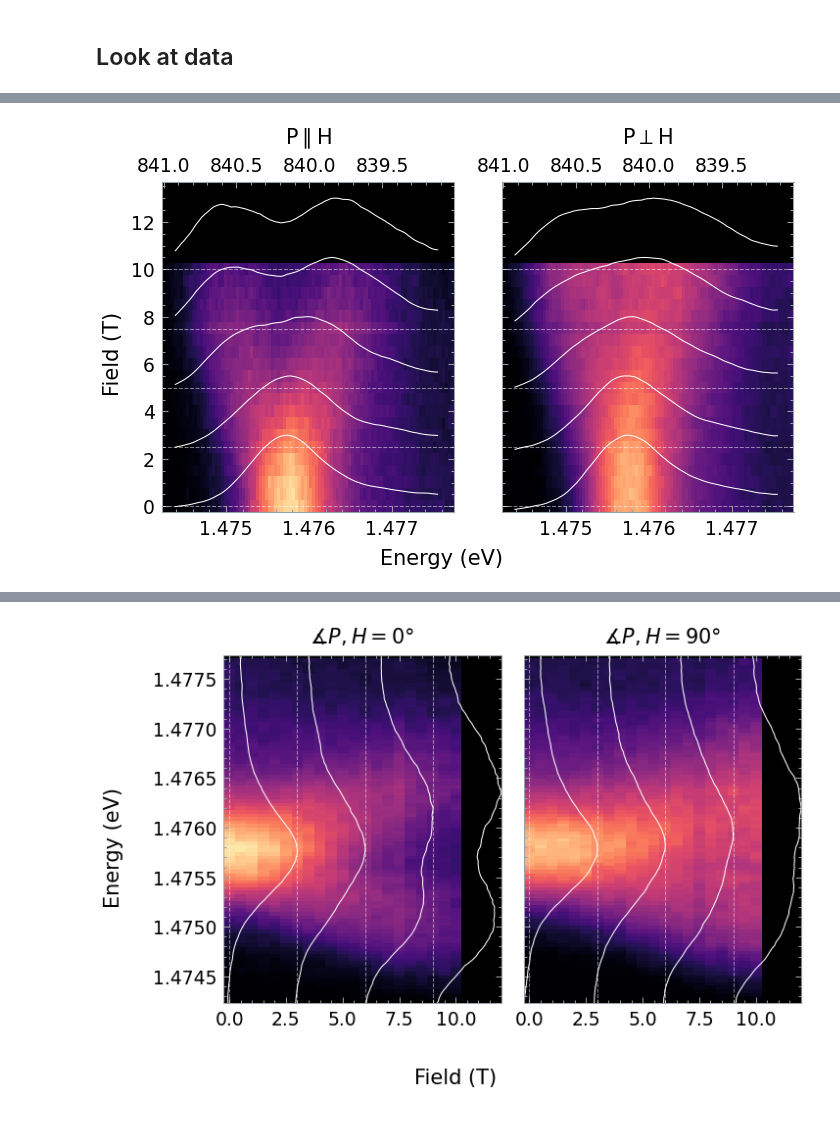
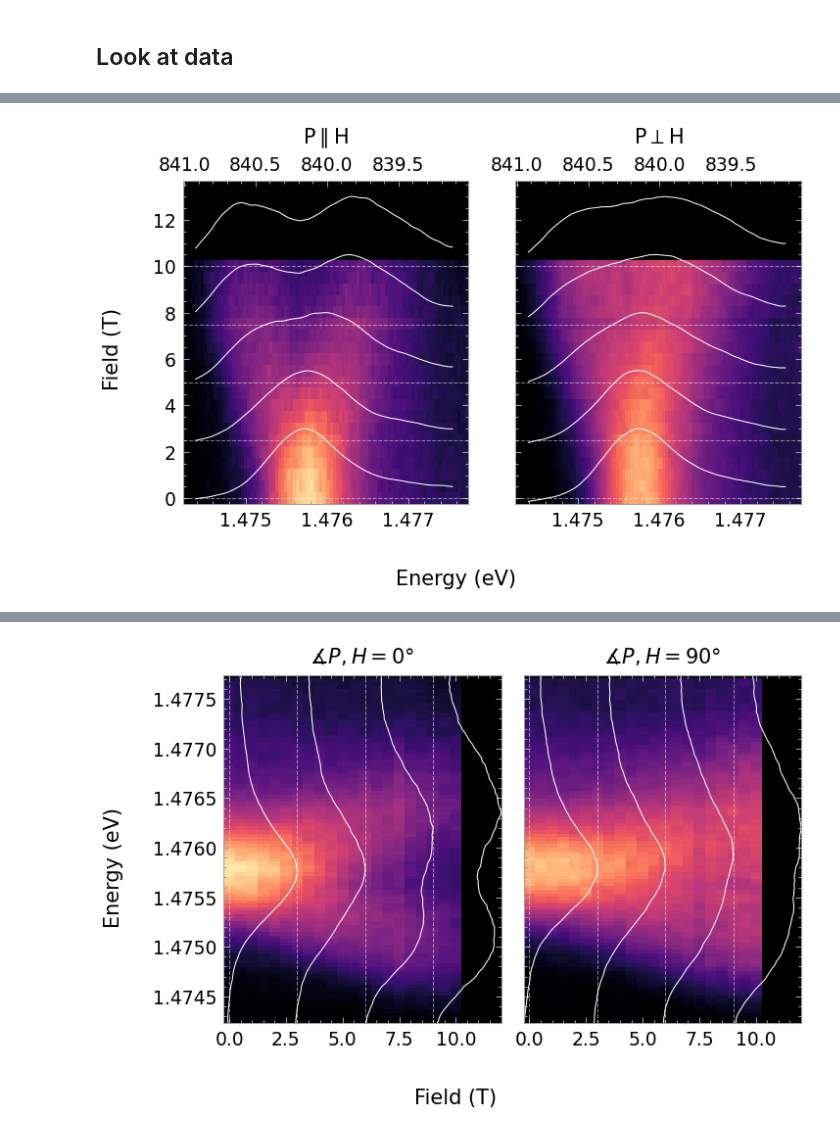
Before and after one commit to leoole100/bachelorarbeit_public, a Jupyter notebook: notebook/2024-03-18 NiPS3 model.ipynb, the cells around one changed output, grey strips where cells are left out. Cells and saved outputs as stored; diff of their text form; code cells hidden in the pictures.

```diff
--- a/notebook/2024-03-18 NiPS3 model.ipynb
+++ b/notebook/2024-03-18 NiPS3 model.ipynb
@@ -587,6 +587,7 @@ ValueError: The truth value of an array with more than one element is ambiguous.
 def background_substract(d):
     bkg = d.sel(wavelength=slice(845, 860)).mean("wavelength")
     d= d - bkg
+    d.attrs["background"] = bkg
     return d
 
 
@@ -600,55 +728,55 @@ def pre(d):
 # %%
-def plot_splitting(s, figsize=FIGSIZE_LARGE, energy_axis=True):
-    fig, axs = plt.subplots(1, 2, sharex=True, sharey=True, figsize=figsize)
+fig, axs = plt.subplots(1, 2, sharex=True, sharey=True)
 
-    vmax = s.max()
-
-    for ax, angle in zip(axs, [0, 90]):
-        s = s.sel(wavelength=slice(839, 841))
-        s = s.rolling_exp(wavelength=2, center=True).mean()
-        s.sel(angle=angle).plot.imshow(
-            ax=ax, cmap=CMAP, x="energy", y="field",
-            add_labels=False,
-            add_colorbar=False,
-            vmax=vmax,
-            vmin=0,
-            rasterized=True
-        )
-        if angle == 0:
-            ax.set_title("P$\parallel$H")
-        elif angle == 90:
-            ax.set_title("P$\perp$H")
-        else:
-            ax.set_title(fr"$\measuredangle P,H = {angle}°$")
-        if energy_axis: plot.energy_ticks(ax, locator=False)
-
-    # plot in white for some field
-    for (ang, ax) in zip([0., 90.], axs):
-        for f in np.linspace(0, 10., 5):
-            d = s.sel(angle=ang)
-            d = d.interp(field=f)
-            d = d.rolling(wavelength=10, center=True).mean()
-            d = d/vmax
-            d = d/d.max()
-            d = d*3
-            pos = f
-            ax.axhline(pos, color="white", lw=.5, linestyle="dashed", alpha=.5)
-            ax.plot(
-                d.energy, d+pos,
-                color="white",
-                lw=.5
-            )
-        # ax.set_ylim(None, 12)
-        ax.set_facecolor("black")
+s = pre(sel)
+s = s/s.mean(["wavelength", "angle"])
 
 
-    fig.supxlabel("Energy (eV)", fontsize=FONTSIZE, y=0.07)
-    fig.supylabel("Field (T)", fontsize=FONTSIZE, x=0.05)
+vmax = s.max()
 
-    plt.tight_layout()
+for ax, angle in zip(axs, [0, 90]):
+    s = s.sel(wavelength=slice(839, 841))
+    s = s.rolling_exp(wavelength=2, center=True).mean()
+    s.sel(angle=angle).plot.imshow(
+        ax=ax, cmap=CMAP, vmin=0, x="energy", y="field",
+        add_labels=False,
+        add_colorbar=False,
+        vmax=vmax,
+        rasterized=True
+    )
+    if angle == 0:
+        ax.set_title("P$\parallel$H")
+    elif angle == 90:
+        ax.set_title("P$\perp$H")
+    else:
+        ax.set_title(fr"$\measuredangle P,H = {angle}°$")
 
-    return fig
-fig = plot_splitting(normalize(pre(sel)))
-fig.savefig("../report/figures/2024-04-10 NiPS4 splitting.pdf")
+    plot.energy_ticks(ax, locator=False)
+
+# plot in white for some field
+for (ang, ax) in zip([0., 90.], axs):
+    for f in np.linspace(0, 10., 5):
+        d = s.sel(angle=ang)
+        d = d.interp(field=f)
+        d = d.rolling(wavelength=10, center=True).mean()
+        d = d/vmax
+        d = d/d.max()
+        d = d*3
+        pos = f
+        ax.axhline(pos, color="white", lw=.5, linestyle="dashed", alpha=.5)
+        ax.plot(
+            d.energy, d+pos,
+            color="white",
+            lw=.5
+        )
+    # ax.set_ylim(None, 12)
+    ax.set_facecolor("black")
+
+
+fig.supxlabel("Energy (eV)", fontsize=FONTSIZE)
+fig.supylabel("Field (T)", fontsize=FONTSIZE)
+
+# plt.savefig("../report/figures/2024-04-10 NiPS4 splitting.pdf")
+plt.show()
 # %% [output]
-[figure, old version]
+[figure, new version]
```
Also changed, not shown: parts of 21 cells of this notebook, 25 other files.
